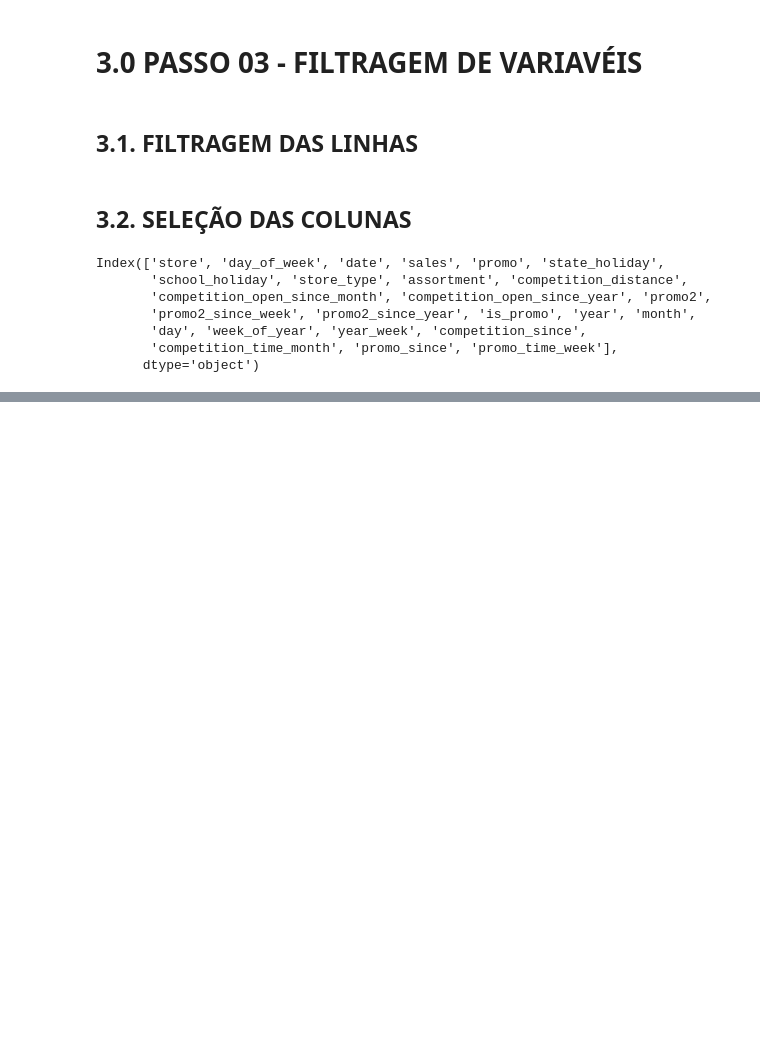
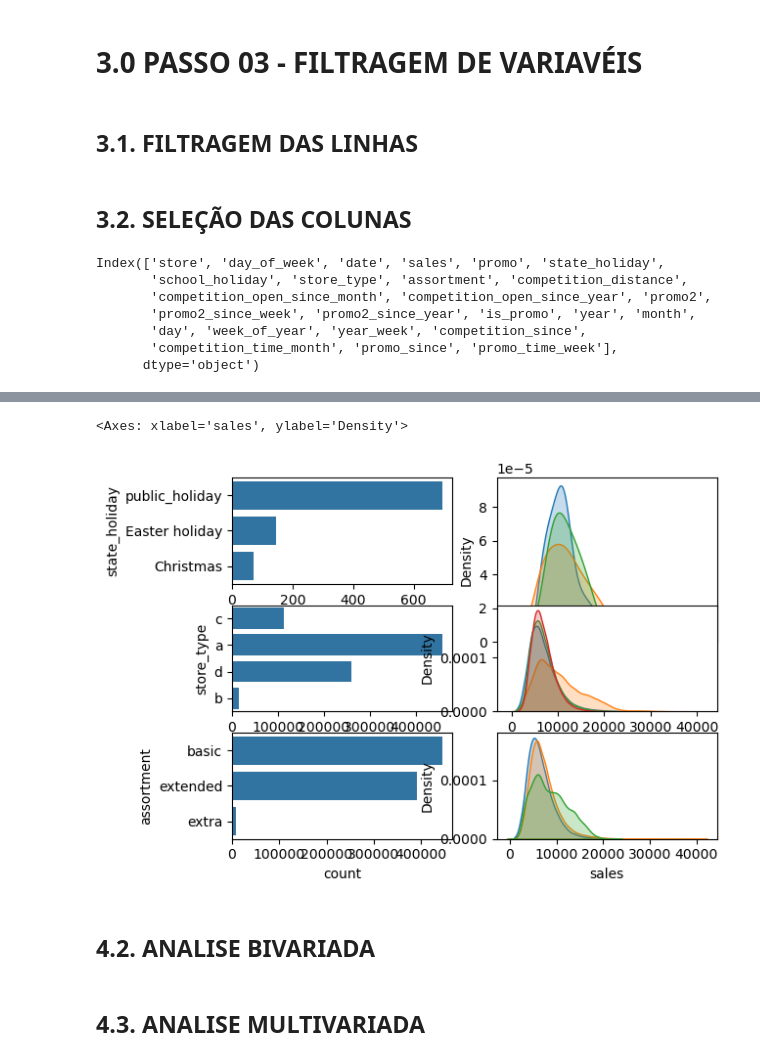
Before and after one commit to lucasleal7/ds_em_producao, a Jupyter notebook: m04_v01_store_sales_prediction.ipynb, the cells around one changed output, grey strips where cells are left out. Drawn from its saved outputs; the diff is of its cells as text; code cells hidden in the pictures; blank space fills up the shorter version.

```diff
--- a/m04_v01_store_sales_prediction.ipynb
+++ b/m04_v01_store_sales_prediction.ipynb
@@ -331,0 +360,36 @@ Index(['store', 'day_of_week', 'date', 'sales', 'promo', 'state_holiday',
+# %%
+#state_holiday
+plt.subplot(3,2,1)
+a=df4[df4['state_holiday']!='regular_day']
+sns.countplot(a['state_holiday'])
+
+plt.subplot(2,2,2)
+sns.kdeplot(df4[df4['state_holiday']=='public_holiday']['sales'],label="public_holiday", fill=True )
+sns.kdeplot(df4[df4['state_holiday']=='Easter holiday']['sales'],label="Easter holiday", fill=True )
+sns.kdeplot(df4[df4['state_holiday']=='Christmas']['sales'],label="Christmas", fill=True )
+
+#store_type
+plt.subplot(3,2,3)
+sns.countplot(df4['store_type'])
+
+plt.subplot(3,2,4)
+sns.kdeplot(df4[df4['store_type']=='a']['sales'],label="a", fill=True )
+sns.kdeplot(df4[df4['store_type']=='b']['sales'],label="b", fill=True )
+sns.kdeplot(df4[df4['store_type']=='c']['sales'],label="c", fill=True )
+sns.kdeplot(df4[df4['store_type']=='d']['sales'],label="d", fill=True )
+
+#assortment
+plt.subplot(3,2,5)
+sns.countplot(df4['assortment'])
+
+plt.subplot(3,2,6)
+sns.kdeplot(df4[df4['assortment']=='basic']['sales'],label="basic", fill=True )
+sns.kdeplot(df4[df4['assortment']=='extended']['sales'],label="extended", fill=True )
+sns.kdeplot(df4[df4['assortment']=='extra']['sales'],label="extra", fill=True )
+# %% [output]
+<Axes: xlabel='sales', ylabel='Density'>
+[figure, added]
+# %% [markdown]
+## 4.2. ANALISE BIVARIADA
+# %% [markdown]
+## 4.3. ANALISE MULTIVARIADA
```
Also changed, not shown: parts of 9 cells of this notebook.
